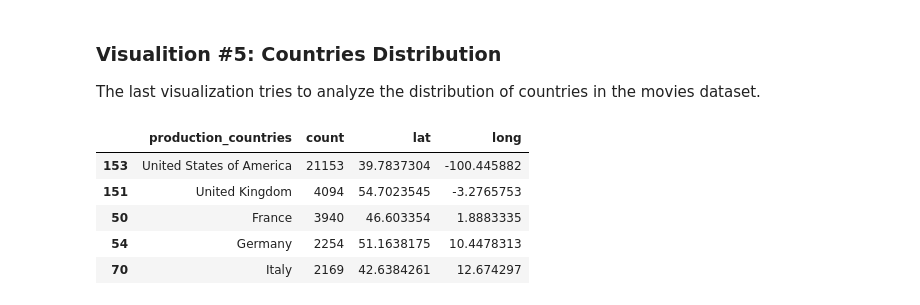
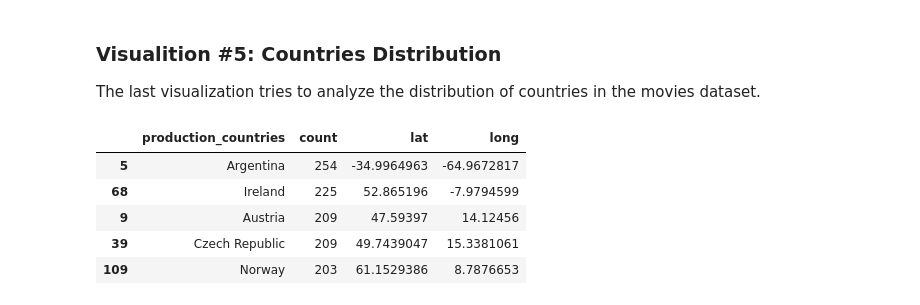
Before and after one commit to balajigandhi/msds_dtsa5304, a Jupyter notebook: The_Movies_Dataset.ipynb, the cells around one changed output. Cells and saved outputs as stored; diff of their text form; code cells hidden in the pictures.

```diff
--- a/The_Movies_Dataset.ipynb
+++ b/The_Movies_Dataset.ipynb
@@ -408,39 +417,40 @@ def fetch_lat_long_data(country):
     data_directory = './data'
     if os.path.exists(os.path.join(data_directory, country_filename)):
         with open(os.path.join(data_directory, country_filename), 'r') as f:
             return json.load(f)
     else:
         lat_long_url = f"https://geocode.maps.co/search?q={country_param}&api_key=6668f5eb3d464108527128ndi77d74c"
         print('Fetching data for:', country)
         response = requests.get(lat_long_url)
         if response.status_code == 200:
             data = response.json()
             with open(os.path.join(data_directory, country_filename), 'w') as f:
                 json.dump(data, f)
             print('Waiting for 5 seconds...')
             time.sleep(5)
             return data
         else:
             return None
 
 def get_lat_long(country):
     data = fetch_lat_long_data(country)
     if data:
         return data[0]['lat'] + ',' + data[0]['lon']
     else:
         return None
 
 movies_metadata_countries['lat_long'] = movies_metadata_countries.apply(lambda x: get_lat_long(x['production_countries']), axis=1)
 movies_metadata_countries[['lat', 'long']] = movies_metadata_countries['lat_long'].str.split(',', expand=True)
 movies_metadata_countries = movies_metadata_countries.drop(columns=['lat_long'])
-movies_metadata_countries.head()
+movies_metadata_countries = movies_metadata_countries[movies_metadata_countries['count'] >= 200]
+movies_metadata_countries.tail()
 # %% [output]
 |  | production_countries | count | lat | long |
-| 153 | United States of America | 21153 | 39.7837304 | -100.445882 |
-| 151 | United Kingdom | 4094 | 54.7023545 | -3.2765753 |
-| 50 | France | 3940 | 46.603354 | 1.8883335 |
-| 54 | Germany | 2254 | 51.1638175 | 10.4478313 |
-| 70 | Italy | 2169 | 42.6384261 | 12.674297 |
+| 5 | Argentina | 254 | -34.9964963 | -64.9672817 |
+| 68 | Ireland | 225 | 52.865196 | -7.9794599 |
+| 9 | Austria | 209 | 47.59397 | 14.12456 |
+| 39 | Czech Republic | 209 | 49.7439047 | 15.3381061 |
+| 109 | Norway | 203 | 61.1529386 | 8.7876653 |
 # %%
 import altair as alt
 from vega_datasets import data
```
Also changed, not shown: parts of 3 cells of this notebook.
